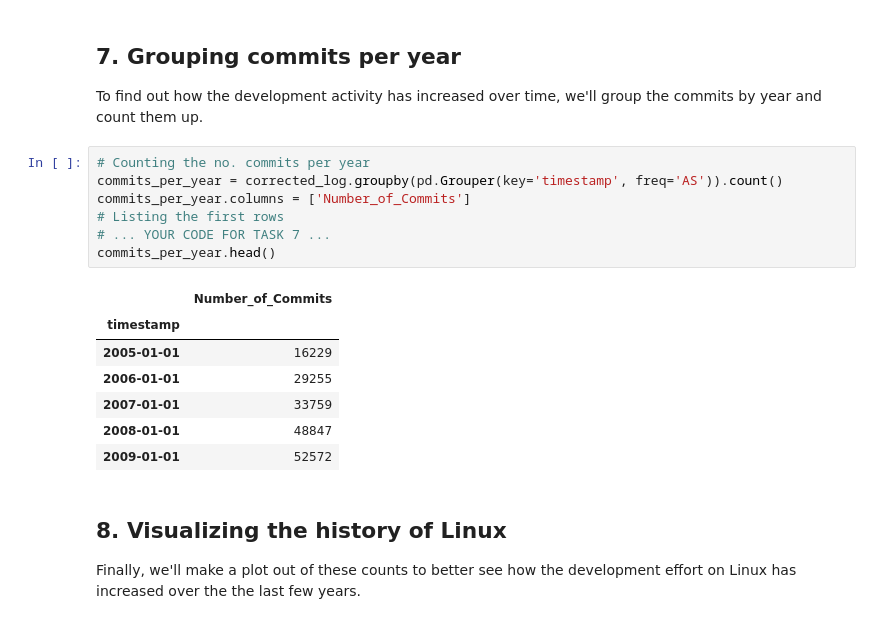
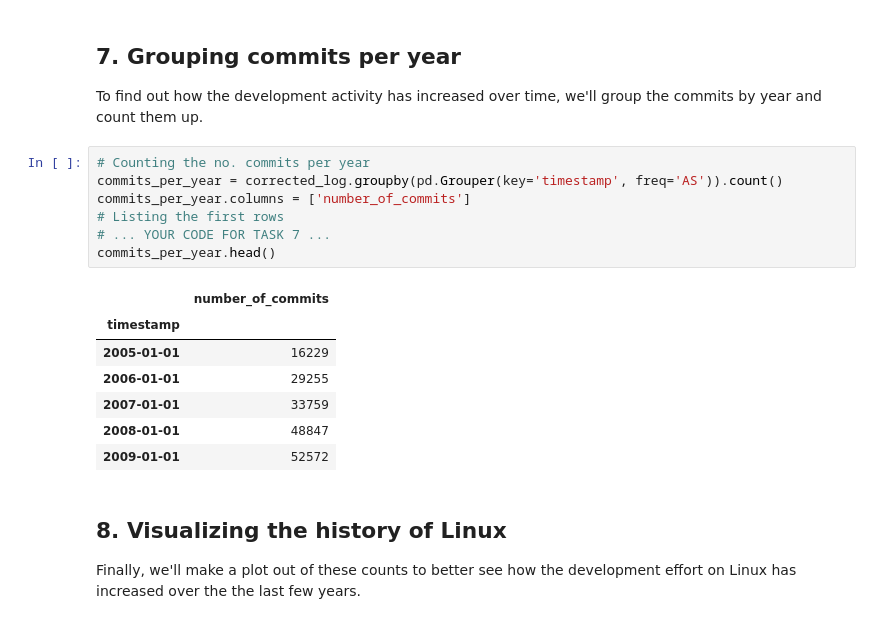
Before and after one commit to ThapeloMarakalla/Exploring-the-Evolution-of-Linux, a Jupyter notebook: notebook/notebook.ipynb, the cells around one changed output. Cells and saved outputs as stored; diff of their text form.

Commit message:
rename Number_of_Commits=>number_of_commits

```diff
--- a/notebook/notebook.ipynb
+++ b/notebook/notebook.ipynb
@@ -142,12 +142,12 @@ Name: timestamp, dtype: object
 # %%
 # Counting the no. commits per year
 commits_per_year = corrected_log.groupby(pd.Grouper(key='timestamp', freq='AS')).count()
-commits_per_year.columns = ['Number_of_Commits']
+commits_per_year.columns = ['number_of_commits']
 # Listing the first rows
 # ... YOUR CODE FOR TASK 7 ...
 commits_per_year.head()
 # %% [output]
-|  | Number_of_Commits |
+|  | number_of_commits |
 | timestamp |  |
 | 2005-01-01 | 16229 |
 | 2006-01-01 | 29255 |
```
